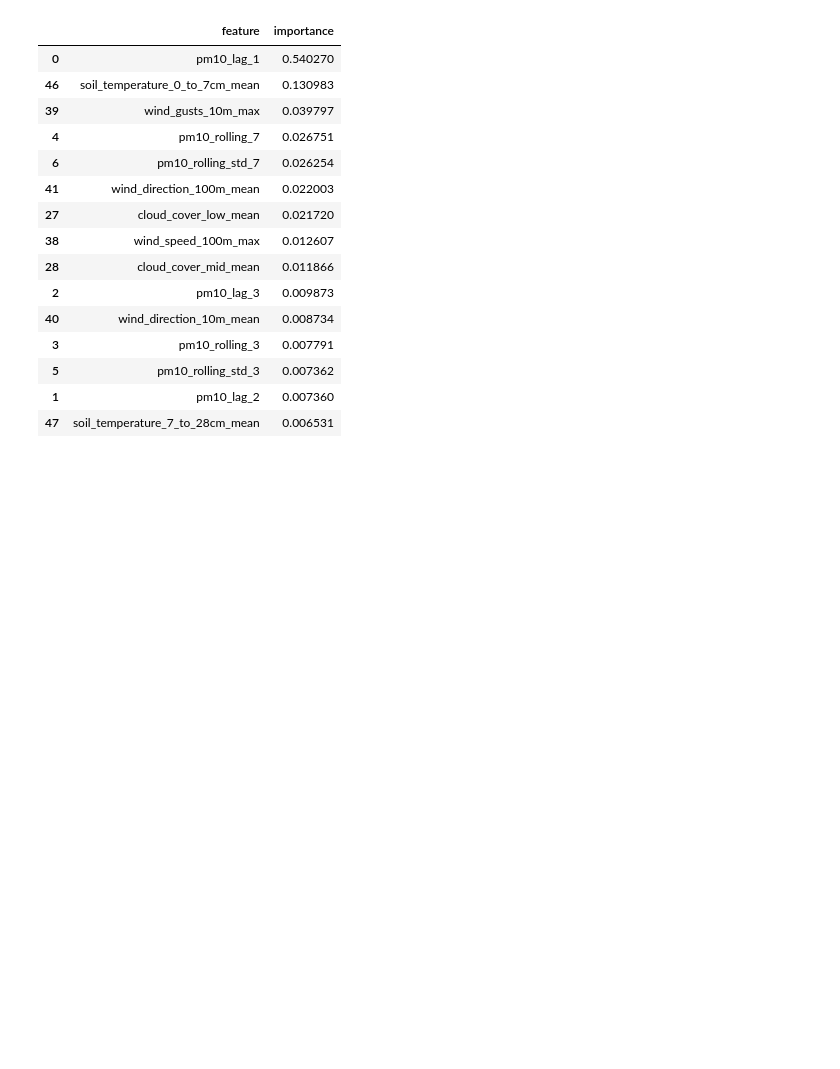
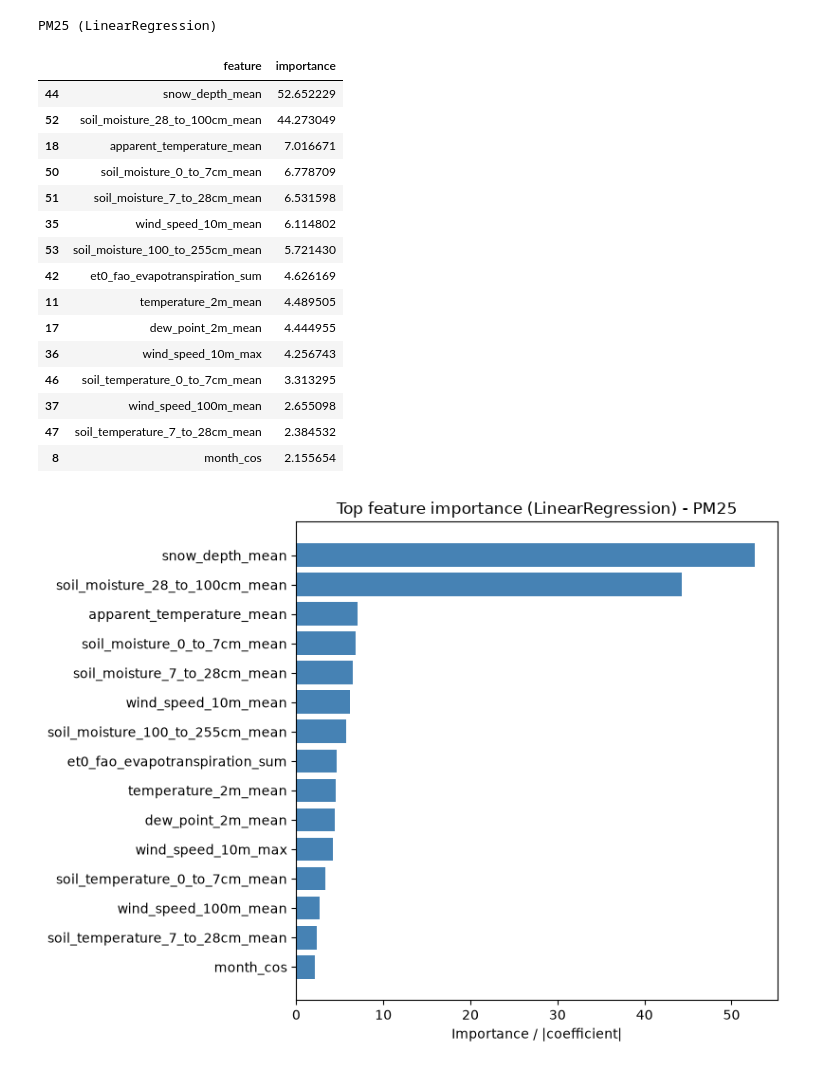
Before and after one commit to pepogogzy/air_pollution, a Jupyter notebook: notebooks/07_forecasting_regression.ipynb, the cells around one changed output. Cells and saved outputs as stored; diff of their text form; code cells hidden in the pictures; blank space fills up the shorter version.

```diff
--- a/notebooks/07_forecasting_regression.ipynb
+++ b/notebooks/07_forecasting_regression.ipynb
@@ -65,8 +63,4 @@ def evaluate_regression(y_true, y_pred):
         "MAE": float(mean_absolute_error(y_true, y_pred)),
         "R2": float(r2_score(y_true, y_pred)),
     }
-# %%
-baseline_mae = mean_absolute_error(y_test, model_df[POLLUTANT + "_lag_1"].iloc[split_idx:])
-baseline_rmse = float(np.sqrt(mean_squared_error(y_test, model_df[POLLUTANT + "_lag_1"].iloc[split_idx:])))
-baseline_r2 = float(r2_score(y_test, model_df[POLLUTANT + "_lag_1"].iloc[split_idx:]))
 # %%
@@ -77,0 +87,7 @@ models = {
+# %%
+for pollutant in POLLUTANTS:
+    print(f"\n{pollutant.upper()}")
+
+    entry = data[pollutant]
+    X_train, X_test, y_train, y_test, split_idx = chronological_split(entry["model_df"], entry["X"], entry["y"])
+    entry.update({"X_train": X_train, "X_test": X_test, "y_train": y_train, "y_test": y_test, "split_idx": split_idx})
@@ -89,6 +123,9 @@ predictions["Persistence(lag1)"] = model_df[POLLUTANT + "_lag_1"].iloc[split_idx
 # %%
+results_by_pollutant = {}
 
-results_df = pd.DataFrame(results).T
-results_df = results_df.reindex(results_df["RMSE"].sort_values().index)
-display(results_df.round(3))
+for pollutant in POLLUTANTS:
+    results_df = pd.DataFrame(data[pollutant]["results"]).T
+    results_by_pollutant[pollutant] = results_df.reindex(results_df["RMSE"].sort_values().index)
+
+display(pd.concat(results_by_pollutant, names=["pollutant", "model"]).round(3))
 # %% [output]
@@ -126,27 +192,43 @@ Improvement over persistence in RMSE: 7.2%
 # %%
-best_fit_model = models[best_model]
+for pollutant in POLLUTANTS:
+    entry = data[pollutant]
+    best_model = results_by_pollutant[pollutant]["RMSE"].idxmin()
+    best_fit_model = entry["models"][best_model]
 
-if hasattr(best_fit_model, "feature_importances_"):
-    importance = best_fit_model.feature_importances_
-else:
-    importance = np.abs(best_fit_model.coef_)
+    if hasattr(best_fit_model, "feature_importances_"):
+        importance = best_fit_model.feature_importances_
+    else:
+        importance = np.abs(best_fit_model.coef_)
 
-imp_df = pd.DataFrame({"feature": X.columns, "importance": importance}).sort_values("importance", ascending=False)
-display(imp_df.head(15))
+    imp_df = pd.DataFrame({"feature": entry["X"].columns, "importance": importance}).sort_values("importance", ascending=False)
+    entry["importance"] = importance
+
+    print(f"\n{pollutant.upper()} ({best_model})")
+    display(imp_df.head(15))
+
+    plt.figure(figsize=(8, 6))
+    plot_df = imp_df.head(15).iloc[::-1]
+    plt.barh(plot_df["feature"], plot_df["importance"], color="steelblue")
+    plt.xlabel("Importance / |coefficient|")
+    plt.title(f"Top feature importance ({best_model}) - {pollutant.upper()}")
+    plt.tight_layout()
+    plt.show()
 # %% [output]
+PM25 (LinearRegression)
 |  | feature | importance |
-| 0 | pm10_lag_1 | 0.540270 |
-| 46 | soil_temperature_0_to_7cm_mean | 0.130983 |
-| 39 | wind_gusts_10m_max | 0.039797 |
-| 4 | pm10_rolling_7 | 0.026751 |
-| 6 | pm10_rolling_std_7 | 0.026254 |
-| 41 | wind_direction_100m_mean | 0.022003 |
-| 27 | cloud_cover_low_mean | 0.021720 |
-| 38 | wind_speed_100m_max | 0.012607 |
-| 28 | cloud_cover_mid_mean | 0.011866 |
-| 2 | pm10_lag_3 | 0.009873 |
-| 40 | wind_direction_10m_mean | 0.008734 |
-| 3 | pm10_rolling_3 | 0.007791 |
-| 5 | pm10_rolling_std_3 | 0.007362 |
-| 1 | pm10_lag_2 | 0.007360 |
-| 47 | soil_temperature_7_to_28cm_mean | 0.006531 |
+| 44 | snow_depth_mean | 52.652229 |
+| 52 | soil_moisture_28_to_100cm_mean | 44.273049 |
+| 18 | apparent_temperature_mean | 7.016671 |
+| 50 | soil_moisture_0_to_7cm_mean | 6.778709 |
+| 51 | soil_moisture_7_to_28cm_mean | 6.531598 |
+| 35 | wind_speed_10m_mean | 6.114802 |
+| 53 | soil_moisture_100_to_255cm_mean | 5.721430 |
+| 42 | et0_fao_evapotranspiration_sum | 4.626169 |
+| 11 | temperature_2m_mean | 4.489505 |
+| 17 | dew_point_2m_mean | 4.444955 |
+| 36 | wind_speed_10m_max | 4.256743 |
+| 46 | soil_temperature_0_to_7cm_mean | 3.313295 |
+| 37 | wind_speed_100m_mean | 2.655098 |
+| 47 | soil_temperature_7_to_28cm_mean | 2.384532 |
+| 8 | month_cos | 2.155654 |
+[figure, added]
```
Also changed, not shown: parts of 24 cells of this notebook, 6 other files.
